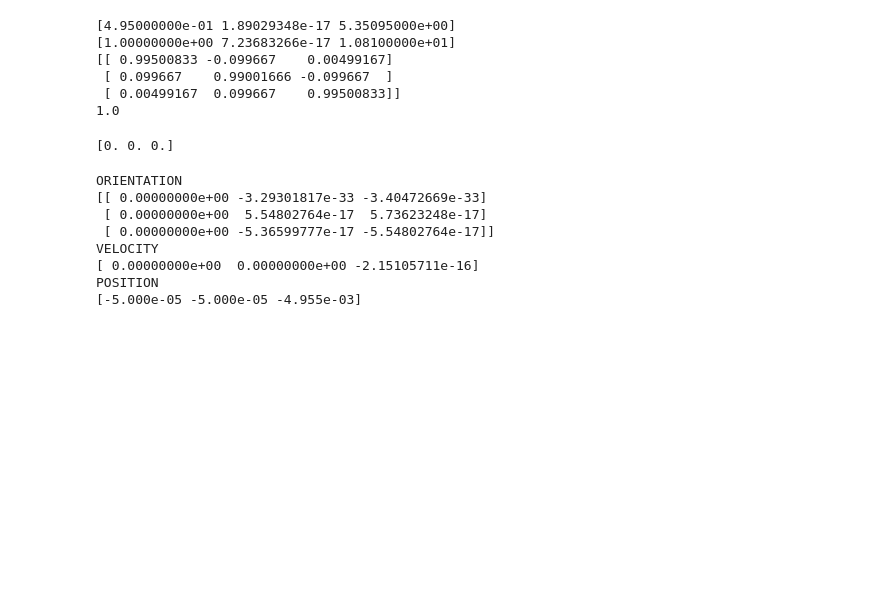
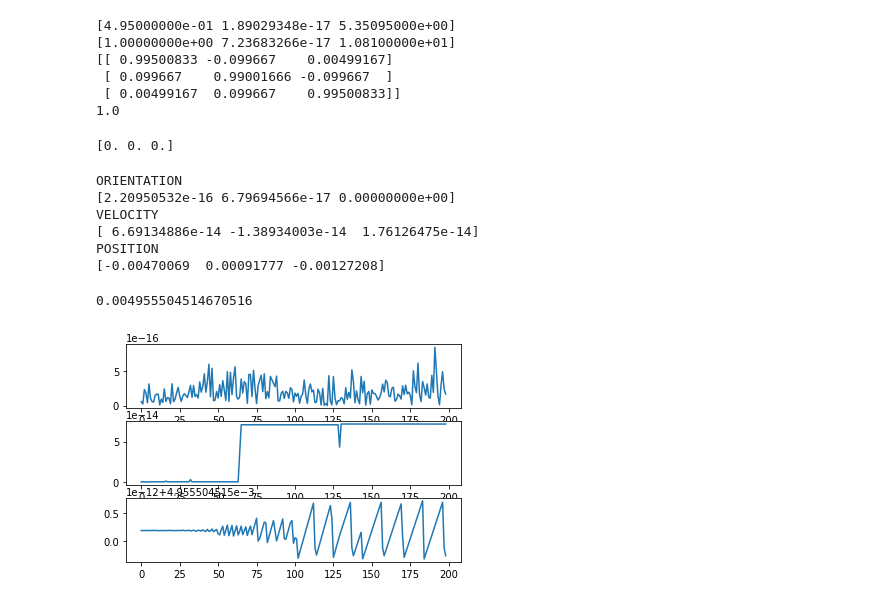
Before and after one commit to b4sgren/RoboticsAlgorithms, a Jupyter notebook: imu_preintegration.ipynb, the cells around one changed output. Saved outputs shown, nothing was run; the diff lists cells and outputs as text; code cells hidden in the pictures; blank space fills up the shorter version.

Commit message:
Added a plot with the error. In general it looks ok but it makes some weird jumps that I'm not sure about

```diff
--- a/imu_preintegration.ipynb
+++ b/imu_preintegration.ipynb
@@ -16,6 +16,8 @@ def skew(v):
     return np.array([[0, -v[2], v[1]],
                     [v[2], 0, -v[0]],
                     [-v[1], v[0], 0]])
+def vee(R):
+    return np.array([R[2,1], R[0,2], R[1,0]])
 # %%
 class IMU:
     def __init__(self):
@@ -142,8 +131,7 @@ for i in range(100):
     a = np.array([1, 0, 1])
     w = np.array([.1, 0.0, .1])
     dt = .01
-    u = Input(a, w)
-    temp = quad.update(u, dt)
+    temp = quad.update(a, w, dt)
     if not np.linalg.det(temp.Ri_from_b) == 1.0:
         quad.state.normalize()
 print(temp.p_i)
@@ -192,17 +180,16 @@ for i in range(1, num_steps):
     a_nom = np.ones(3) * 0.1 #getAccel(t)
     w_nom = np.ones(3) * 0.1 #getGyro(t)
     a, w = imu.getMeas(a_nom, w_nom)
-    u = Input(a, w) #Have IMU return this. Fix later
 
     #Update dynamics
-    state1 = quad1.update(u, dt) #Probably want to update with measurements that have no noise
+    state1 = quad1.update(a_nom, w_nom, dt) #Probably want to update with measurements that have no noise
     if not np.linalg.det(state1.Ri_from_b) == 1.0:
         quad1.state.normalize()
     quad1_state.append(deepcopy(quad1.state))
 
     #Integrate IMU
     #Carlone Method
-    x_rel3.preIntegrate(u, dt)
+    x_rel3.preIntegrate(a, w, dt)
     if not np.linalg.det(x_rel3.Ri_from_b) == 1.0:
         x_rel3.normalize()
 
@@ -215,11 +202,11 @@ for i in range(1, num_steps):
 #Successive pre-integrated factors seem to get more and more error ...
 #Check orientation
 print("ORIENTATION")
-n = 1
+n = 99
 state_j = quad1_state[n * kf_steps] #j to world
 state_0 = quad1_state[(n-1) * kf_steps] #0 to world
 state_ij = rel_pose3[n-1] #j to 0
-rR = logm(state_ij.Ri_from_b.T @ state_0.Ri_from_b.T @ state_j.Ri_from_b)
+rR = vee(logm(state_ij.Ri_from_b.T @ state_0.Ri_from_b.T @ state_j.Ri_from_b))
 print(rR)
 
 #Check Velocity
@@ -237,10 +224,38 @@ print(term2 - state_ij.p_i)
 # print(state_j.p_i, state_0.p_i, state_0.v_i, Ts, state_0.Ri_from_b)
 # %% [output]
 ORIENTATION
-[[ 0.00000000e+00 -3.29301817e-33 -3.40472669e-33]
- [ 0.00000000e+00  5.54802764e-17  5.73623248e-17]
- [ 0.00000000e+00 -5.36599777e-17 -5.54802764e-17]]
+[2.20950532e-16 6.79694566e-17 0.00000000e+00]
 VELOCITY
-[ 0.00000000e+00  0.00000000e+00 -2.15105711e-16]
+[ 6.69134886e-14 -1.38934003e-14  1.76126475e-14]
 POSITION
-[-5.000e-05 -5.000e-05 -4.955e-03]
+[-0.00470069  0.00091777 -0.00127208]
+# %%
+errR = []
+errV = []
+errP = []
+for i in range(len(rel_pose3)):
+    state_j = quad1_state[(i+1) * kf_steps]
+    state_i = quad1_state[i*kf_steps]
+    state_ij = rel_pose3[i]
+
+    R = vee(logm(state_ij.Ri_from_b.T @ state_i.Ri_from_b.T @ state_j.Ri_from_b))
+    errR.append(np.linalg.norm(R))
+
+    term1 = state_i.Ri_from_b @ (state_j.v_i - state_i.v_i - g * Ts)
+    v = term1 - state_ij.v_i
+    errV.append(np.linalg.norm(v))
+
+    term2 = state_i.Ri_from_b @ (state_j.p_i - state_i.p_i - Ts * state_i.v_i - Ts**2/2 * g)
+    p = term2 - state_ij.p_i
+    errP.append(np.linalg.norm(p))
+
+# print(np.min(errP))
+idx = np.arange(0, len(errR), 1)
+fig, ax = plt.subplots(3, 1)
+ax[0].plot(idx, errR)
+ax[1].plot(idx, errV)
+ax[2].plot(idx, errP) #What is with the weird jumps
+plt.show()
+# %% [output]
+0.004955504514670516
+[figure, added]
```
Also changed, not shown: parts of 2 cells of this notebook.
